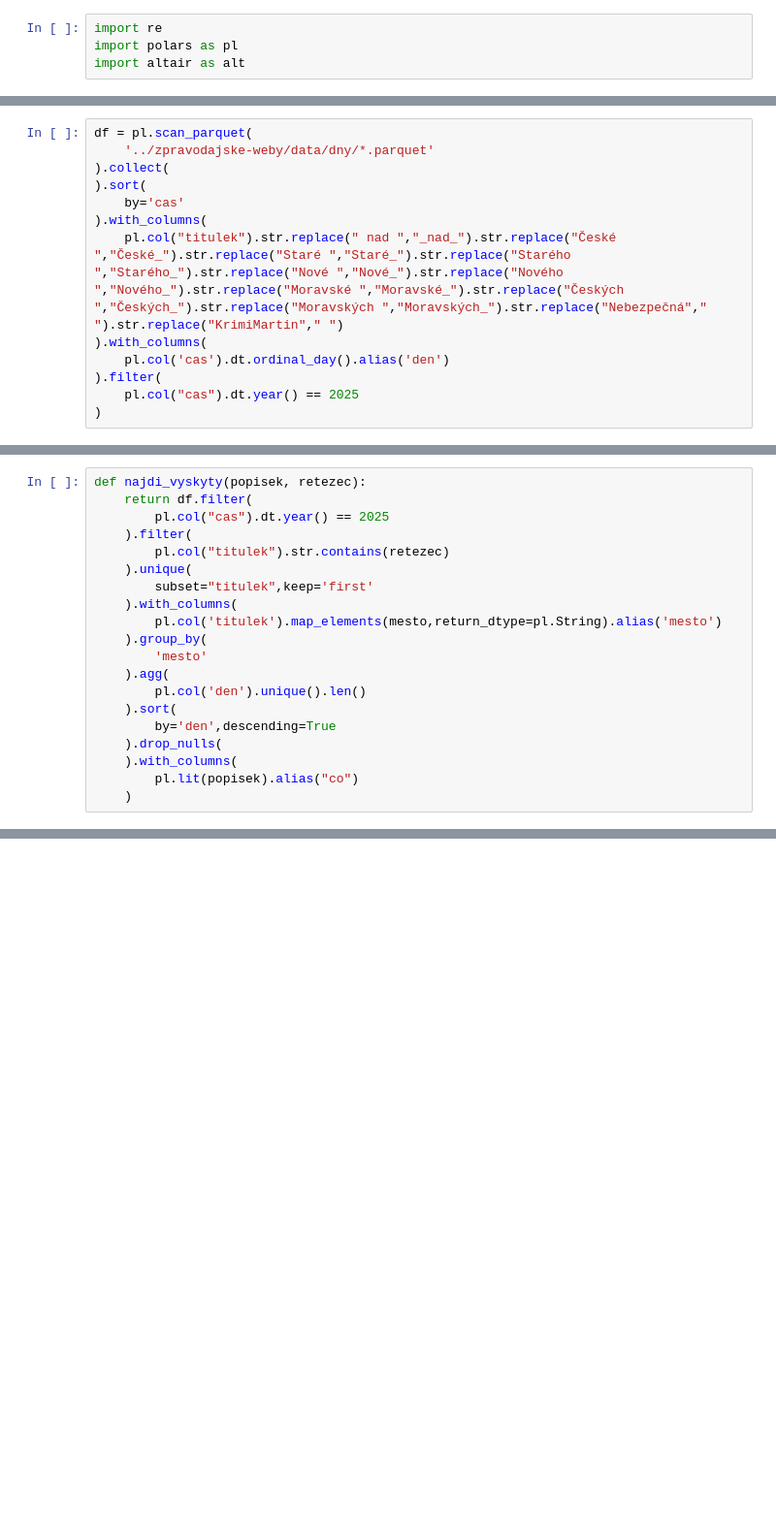
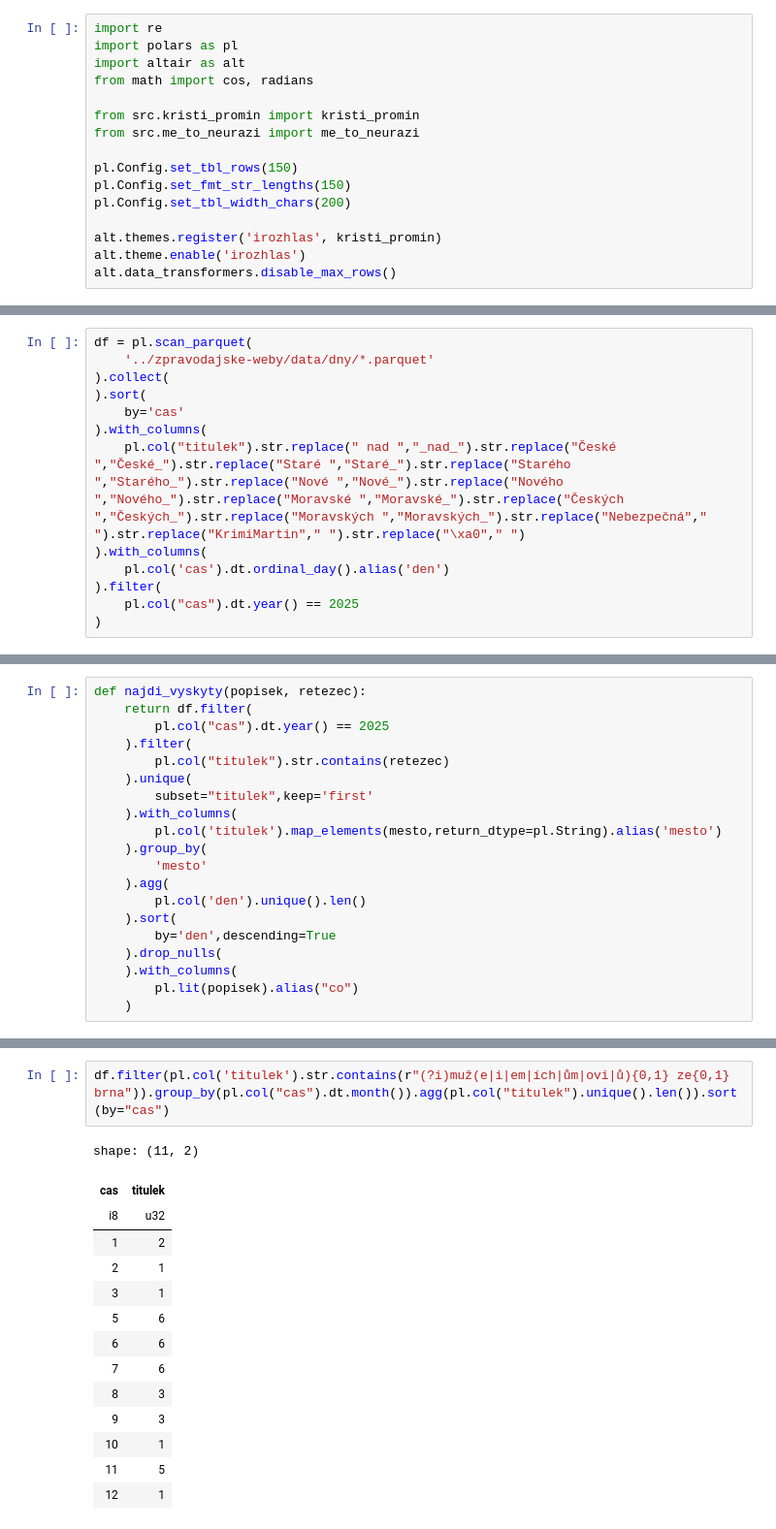
Before and after one commit to michalkasparek/sloupky-pro-host, a Jupyter notebook: 03_muz_z.ipynb, the cells around one changed output, grey strips where cells are left out. Shown at 97% size. Saved outputs shown, nothing was run; the diff lists cells and outputs as text; blank space fills up the shorter version.

Commit message:
muž z Brna final

```diff
--- a/03_muz_z.ipynb
+++ b/03_muz_z.ipynb
@@ -2,3 +2,15 @@
 import re
 import polars as pl
 import altair as alt
+from math import cos, radians
+
+from src.kristi_promin import kristi_promin
+from src.me_to_neurazi import me_to_neurazi
+
+pl.Config.set_tbl_rows(150)
+pl.Config.set_fmt_str_lengths(150)
+pl.Config.set_tbl_width_chars(200)
+
+alt.themes.register('irozhlas', kristi_promin)
+alt.theme.enable('irozhlas')
+alt.data_transformers.disable_max_rows()
@@ -13,7 +40,7 @@ df = pl.scan_parquet(
 ).sort(
     by='cas'
 ).with_columns(
-    pl.col("titulek").str.replace(" nad ","_nad_").str.replace("České ","České_").str.replace("Staré ","Staré_").str.replace("Starého ","Starého_").str.replace("Nové ","Nové_").str.replace("Nového ","Nového_").str.replace("Moravské ","Moravské_").str.replace("Českých ","Českých_").str.replace("Moravských ","Moravských_").str.replace("Nebezpečná"," ").str.replace("KrimiMartin"," ")
+    pl.col("titulek").str.replace(" nad ","_nad_").str.replace("České ","České_").str.replace("Staré ","Staré_").str.replace("Starého ","Starého_").str.replace("Nové ","Nové_").str.replace("Nového ","Nového_").str.replace("Moravské ","Moravské_").str.replace("Českých ","Českých_").str.replace("Moravských ","Moravských_").str.replace("Nebezpečná"," ").str.replace("KrimiMartin"," ").str.replace("\xa0"," ")
 ).with_columns(
     pl.col('cas').dt.ordinal_day().alias('den')
 ).filter(
@@ -202,0 +261,17 @@ chart.configure_view(stroke='transparent')
+# %%
+df.filter(pl.col('titulek').str.contains(r"(?i)muž(e|i|em|ích|ům|ovi|ů){0,1} ze{0,1} brna")).group_by(pl.col("cas").dt.month()).agg(pl.col("titulek").unique().len()).sort(by="cas")
+# %% [output]
+shape: (11, 2)
+| cas | titulek |
+| i8 | u32 |
+| 1 | 2 |
+| 2 | 1 |
+| 3 | 1 |
+| 5 | 6 |
+| 6 | 6 |
+| 7 | 6 |
+| 8 | 3 |
+| 9 | 3 |
+| 10 | 1 |
+| 11 | 5 |
+| 12 | 1 |
```
Also changed, not shown: parts of 14 cells of this notebook, 3 other files.
